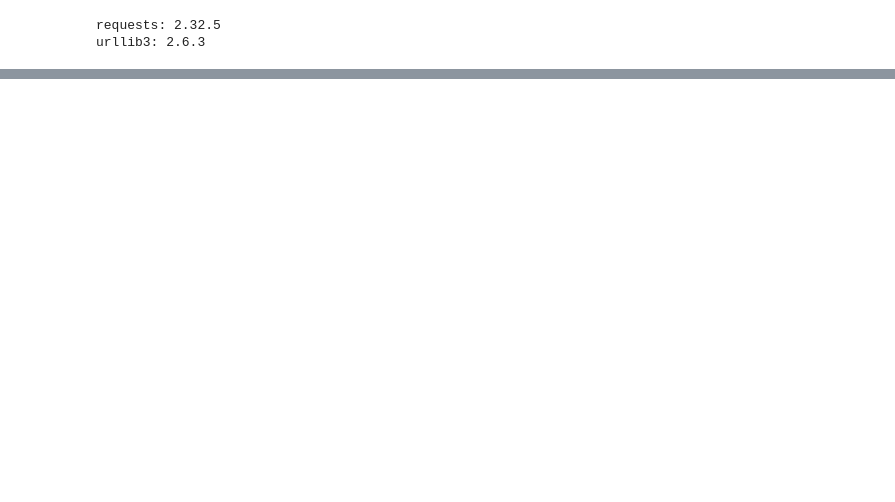
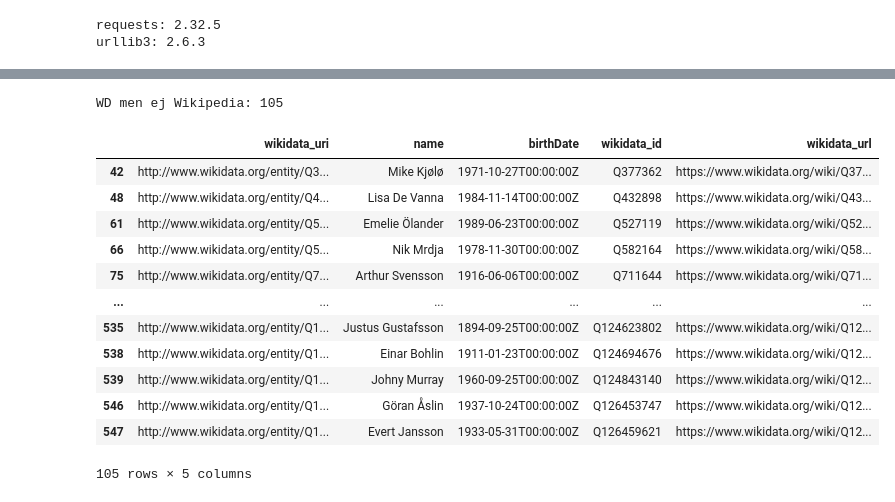
Before and after one commit to salgo60/ifkdb, a Jupyter notebook: Notebook/26_aikstats.ipynb, the cells around one changed output, grey strips where cells are left out. Saved outputs shown, nothing was run; the diff lists cells and outputs as text; code cells hidden in the pictures; blank space fills up the shorter version.

```diff
--- a/Notebook/26_aikstats.ipynb
+++ b/Notebook/26_aikstats.ipynb
@@ -171,14 +107,36 @@ df_aik.head()
 # %%
+def chunked(lst, size):
+    for i in range(0, len(lst), size):
+        yield lst[i:i + size]
+
+import mwclient
+import pandas as pd
+
 site = mwclient.Site("sv.wikipedia.org")
 
 category = site.categories["Fotbollsspelare i AIK"]
 
-wiki_players = []
+rows = []
 
-for page in category.members():
-    if page.namespace == 0:  # endast artiklar
-        wiki_players.append(page.name)
+pages = [p for p in category.members() if p.namespace == 0]
+titles = [p.name for p in pages]
 
-df_wiki = pd.DataFrame({"wiki_name": wiki_players})
+for batch in chunked(titles, 50):
+    result = site.api(
+        action="query",
+        titles="|".join(batch),
+        prop="pageprops",
+        ppprop="wikibase_item",
+        format="json"
+    )
+
+    for page in result["query"]["pages"].values():
+        rows.append({
+            "wiki_name": page.get("title"),
+            "wikidata_id": page.get("pageprops", {}).get("wikibase_item")
+        })
+
+df_wiki = pd.DataFrame(rows)
+
 print(f"Hittade {len(df_wiki)} Wikipedia-spelare")
 df_wiki.head()
@@ -184,0 +246,24 @@ df_wiki.head()
+# %%
+wd_set = set(df_wd["wikidata_id"].dropna())
+wiki_set = set(df_wiki["wikidata_id"].dropna())
+wd_not_wiki = wd_set - wiki_set
+print("WD men ej Wikipedia:", len(wd_not_wiki))
+# %% [output]
+WD men ej Wikipedia: 105
+# %%
+# Wikipedia men ej WD:
+df_wd[df_wd["wikidata_id"].isin(wd_not_wiki)]
+# %% [output]
+|  | wikidata_uri | name | birthDate | wikidata_id | wikidata_url |
+| 42 | http://www.wikidata.org/entity/Q3... | Mike Kjølø | 1971-10-27T00:00:00Z | Q377362 | https://www.wikidata.org/wiki/Q37... |
+| 48 | http://www.wikidata.org/entity/Q4... | Lisa De Vanna | 1984-11-14T00:00:00Z | Q432898 | https://www.wikidata.org/wiki/Q43... |
+| 61 | http://www.wikidata.org/entity/Q5... | Emelie Ölander | 1989-06-23T00:00:00Z | Q527119 | https://www.wikidata.org/wiki/Q52... |
+| 66 | http://www.wikidata.org/entity/Q5... | Nik Mrdja | 1978-11-30T00:00:00Z | Q582164 | https://www.wikidata.org/wiki/Q58... |
+| 75 | http://www.wikidata.org/entity/Q7... | Arthur Svensson | 1916-06-06T00:00:00Z | Q711644 | https://www.wikidata.org/wiki/Q71... |
+| ... | ... | ... | ... | ... | ... |
+| 535 | http://www.wikidata.org/entity/Q1... | Justus Gustafsson | 1894-09-25T00:00:00Z | Q124623802 | https://www.wikidata.org/wiki/Q12... |
+| 538 | http://www.wikidata.org/entity/Q1... | Einar Bohlin | 1911-01-23T00:00:00Z | Q124694676 | https://www.wikidata.org/wiki/Q12... |
+| 539 | http://www.wikidata.org/entity/Q1... | Johny Murray | 1960-09-25T00:00:00Z | Q124843140 | https://www.wikidata.org/wiki/Q12... |
+| 546 | http://www.wikidata.org/entity/Q1... | Göran Åslin | 1937-10-24T00:00:00Z | Q126453747 | https://www.wikidata.org/wiki/Q12... |
+| 547 | http://www.wikidata.org/entity/Q1... | Evert Jansson | 1933-05-31T00:00:00Z | Q126459621 | https://www.wikidata.org/wiki/Q12... |
+105 rows × 5 columns
```
Also changed, not shown: parts of 28 cells of this notebook, 6 other files.
